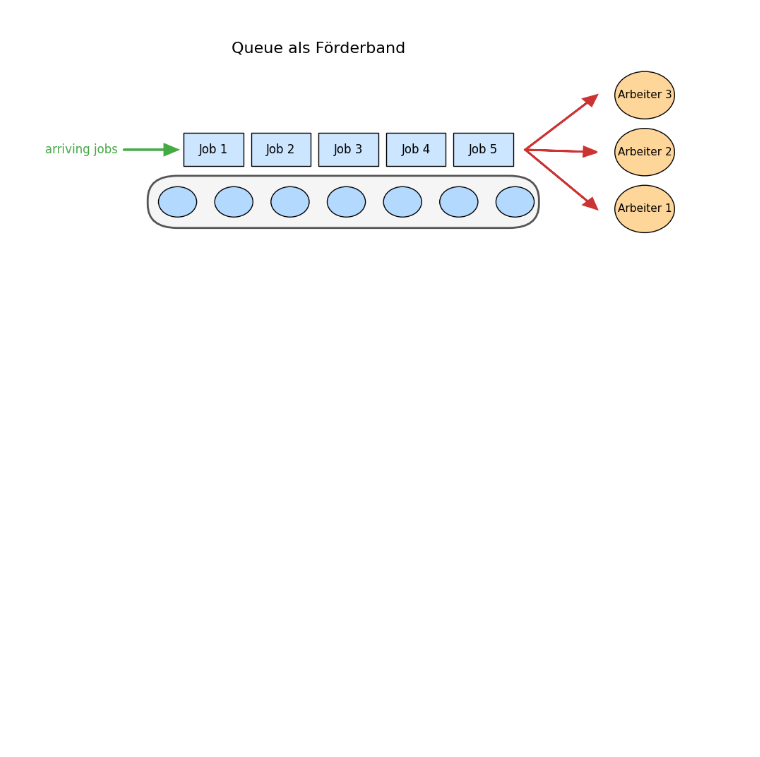
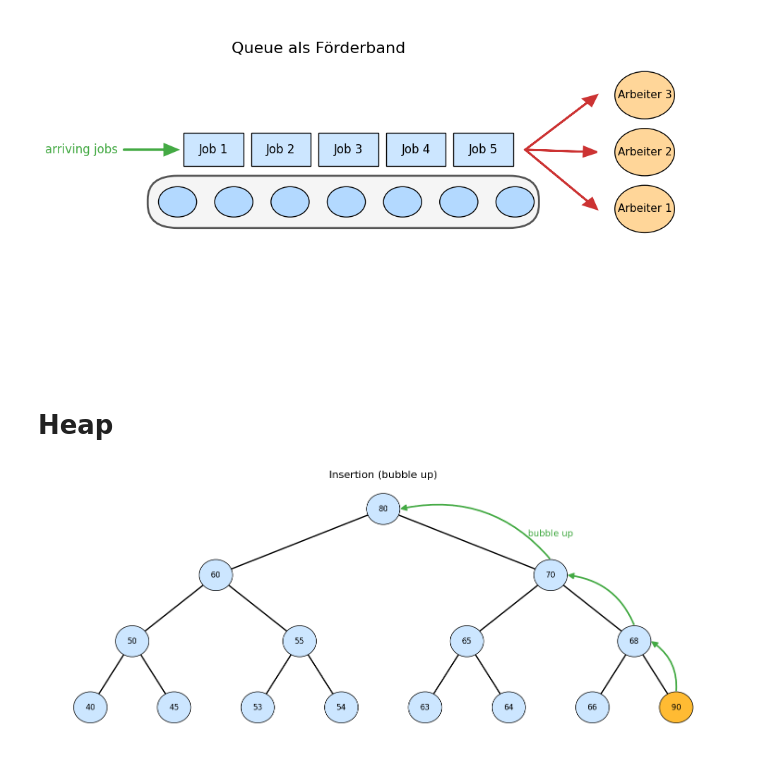
Before and after one commit to arthurvetter/algorithmenunddatenstrukturen, a Jupyter notebook: images/image_generation.ipynb, the cells around one changed output. Drawn from its saved outputs; the diff is of its cells as text; code cells hidden in the pictures; blank space fills up the shorter version.

Commit message:
heap images added

```diff
--- a/images/image_generation.ipynb
+++ b/images/image_generation.ipynb
@@ -572,3 +572,82 @@ plt.savefig("queue_as_conveyor_belt.png")
 plt.show()
 # %% [output]
 [figure]
+# %% [markdown]
+# Heap
+# %%
+import matplotlib.pyplot as plt
+radius = 0.4
+def draw_heap(ax, nodes, edges, highlight=None, new_node=None, title="", bubble_up_path=None, arrow_label=None, arrow_color='#44aa44'):
+    for idx, (x, y, val) in enumerate(nodes):
+        if new_node is not None and idx == new_node:
+            color = '#ffbb33'  # Orange für neuen Knoten
+        elif highlight is not None and idx in highlight:
+            color = '#ffd699'  # Gelb für z.B. Root
+        else:
+            color = '#cce6ff'
+        circ = plt.Circle((x, y), radius, color=color, ec='black', zorder=10)
+        ax.add_patch(circ)
+        ax.text(x, y, str(val), ha='center', va='center', fontsize=12, zorder=11)
+    for i, j in edges:
+        x0, y0, _ = nodes[i]
+        x1, y1, _ = nodes[j]
+        ax.plot([x0, x1], [y0, y1], color='black', lw=2, zorder=5)
+    ax.set_title(title, fontsize=16)
+    ax.axis('off')
+    if bubble_up_path:
+        for a_idx, b_idx in zip(bubble_up_path[:-1], bubble_up_path[1:]):
+            x0, y0, _ = nodes[a_idx]
+            x1, y1, _ = nodes[b_idx]
+            arrow = FancyArrowPatch((x0, y0+radius), (x1+radius, y1),
+                                    connectionstyle="arc3,rad=0.3",
+                                    arrowstyle="simple,tail_width=0.5,head_width=8,head_length=8",
+                                    lw=2, color=arrow_color, zorder=12)
+            ax.add_patch(arrow)
+    # Label an den mittleren Pfeil
+    if arrow_label:
+        mid_idx = bubble_up_path[len(bubble_up_path)//2]
+        x, y, _ = nodes[mid_idx]
+        ax.text(x, y+1, arrow_label, color=arrow_color, fontsize=14, ha='center')
+fig, axes = plt.subplots(1, 1, figsize=(15, 6))
+# Heap-Layout für drei Ebenen (vollständiger Binärbaum mit 15 Knoten)
+y_levels = [0, -1.7, -3.4, -5.1]
+x_positions = [
+    [7],                                 # Ebene 0: Root
+    [3, 11],                             # Ebene 1
+    [1, 5, 9, 13],                       # Ebene 2
+    [0, 2, 4, 6, 8, 10, 12, 14]          # Ebene 3
+]
+values = [80, 60, 70, 50, 55, 65, 68, 40, 45, 53, 54, 63, 64, 66, 90]  # Beispielwerte, Heap-Eigenschaft grob beibehalten
+
+nodes = []
+for level, y in enumerate(y_levels):
+    for i, x in enumerate(x_positions[level]):
+        idx = sum(len(x_positions[j]) for j in range(level)) + i
+        nodes.append((x, y, values[idx]))
+
+edges = []
+for parent in range(len(nodes)):
+    left = 2*parent + 1
+    right = 2*parent + 2
+    if left < len(nodes):
+        edges.append((parent, left))
+    if right < len(nodes):
+        edges.append((parent, right))
+
+#Insertion mit Bubble Up (neuer Knoten ist 14)
+draw_heap(
+    axes, nodes, edges,
+    new_node=14,
+    title="Insertion (bubble up)",
+    bubble_up_path=[14, 6, 2, 0],  # Von neuem Knoten nach oben zur Root
+    arrow_label="bubble up",
+    arrow_color='#44aa44'
+)
+
+
+
+plt.tight_layout()
+plt.savefig("heap_insertion_bubble_up.png")
+plt.show()
+# %% [output]
+[figure, added]
```
Also changed, not shown: parts of 3 cells of this notebook, 5 other files.
